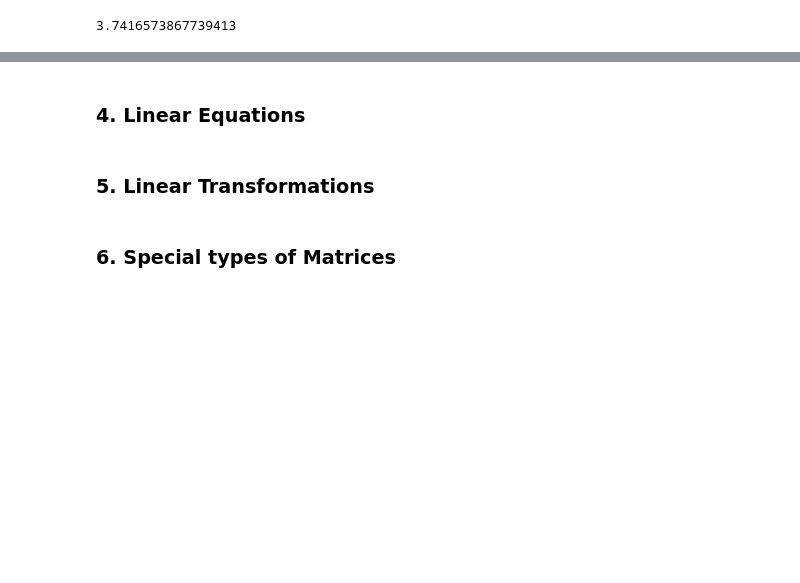
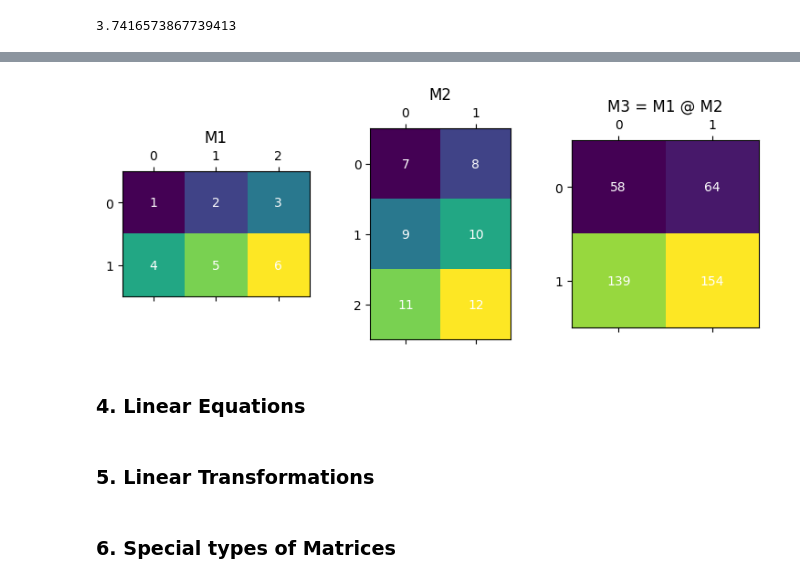
Before and after one commit to natapone/learning_ai_by_coding, a Jupyter notebook: 1-1_linear_algebra.ipynb, the cells around one changed output, grey strips where cells are left out. Cells and saved outputs as stored; diff of their text form; code cells hidden in the pictures; blank space fills up the shorter version.

```diff
--- a/1-1_linear_algebra.ipynb
+++ b/1-1_linear_algebra.ipynb
@@ -829,3 +1022,35 @@ print(magnitude)  # Output: 3.7416573867739413
+# %%
+import numpy as np
+import matplotlib.pyplot as plt
+
+M1 = np.array([[1, 2, 3], [4, 5, 6]])
+M2 = np.array([[7, 8], [9, 10], [11, 12]])
+
+M3 = M1 @ M2
+
+fig, ax = plt.subplots(1, 3, figsize=(9, 3))
+
+# Visualize M1
+ax[0].matshow(M1, cmap='viridis')
+for (i, j), value in np.ndenumerate(M1):
+    ax[0].text(j, i, f'{value}', ha='center', va='center', color='w')
+ax[0].set_title('M1')
+
+# Visualize M2
+ax[1].matshow(M2, cmap='viridis')
+for (i, j), value in np.ndenumerate(M2):
+    ax[1].text(j, i, f'{value}', ha='center', va='center', color='w')
+ax[1].set_title('M2')
+
+# Visualize M3 = M1 @ M2
+ax[2].matshow(M3, cmap='viridis')
+for (i, j), value in np.ndenumerate(M3):
+    ax[2].text(j, i, f'{value}', ha='center', va='center', color='w')
+ax[2].set_title('M3 = M1 @ M2')
+
+plt.show()
+# %% [output]
+[figure, added]
 # %% [markdown]
 ### 4. Linear Equations
 # %% [markdown]
```
Also changed, not shown: parts of 17 cells of this notebook.
